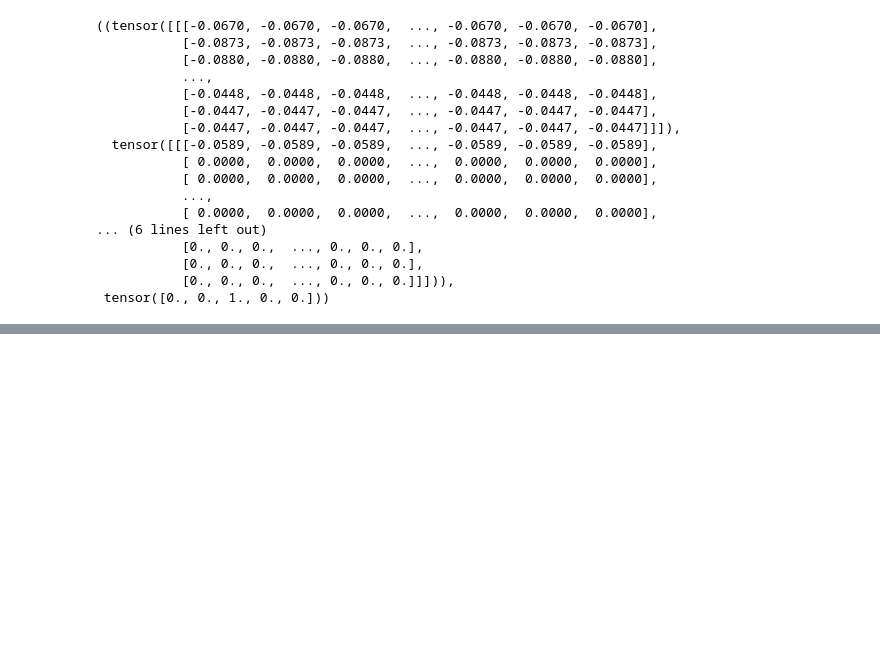
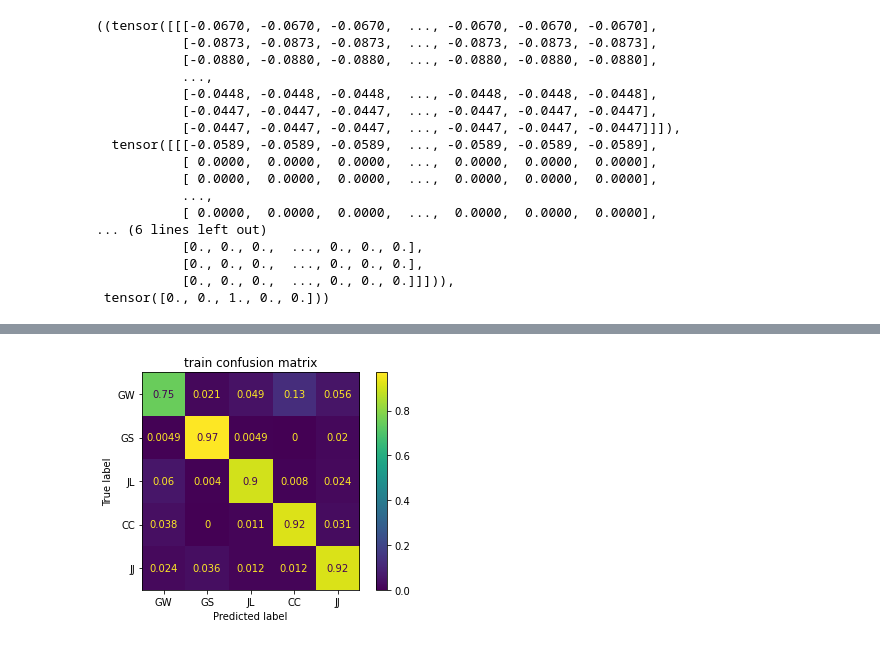
Before and after one commit to zambbo/CNN-DialectDetector, a Jupyter notebook: model.ipynb, the cells around one changed output, grey strips where cells are left out. Cells and saved outputs as stored; diff of their text form; code cells hidden in the pictures; blank space fills up the shorter version.

```diff
--- a/model.ipynb
+++ b/model.ipynb
@@ -506,0 +562,4 @@ model.plot('val_loss')
+# %%
+model.plot('confusion_normalize_train')
+# %% [output]
+[figure, added]
```
Also changed, not shown: parts of 14 cells of this notebook.
